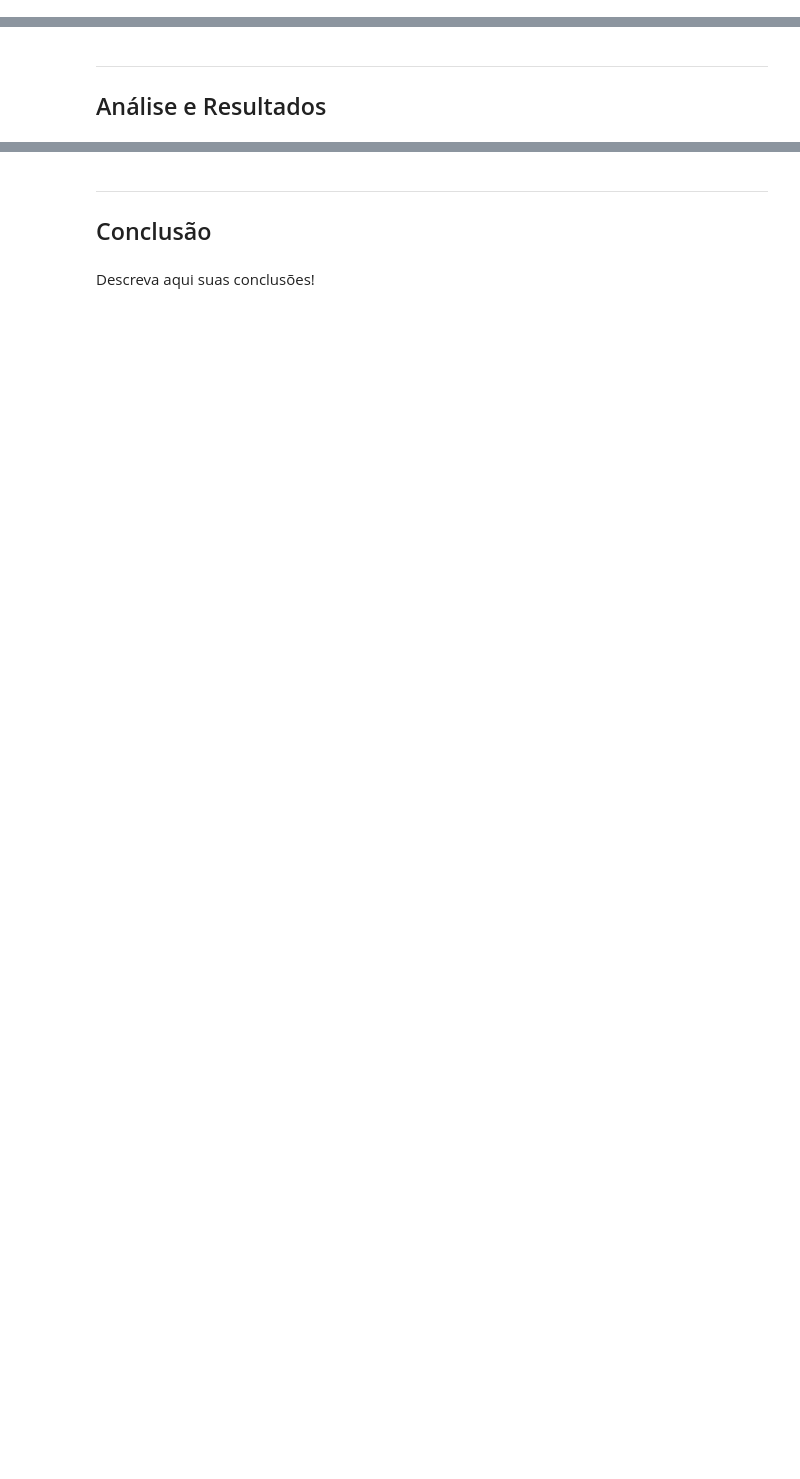
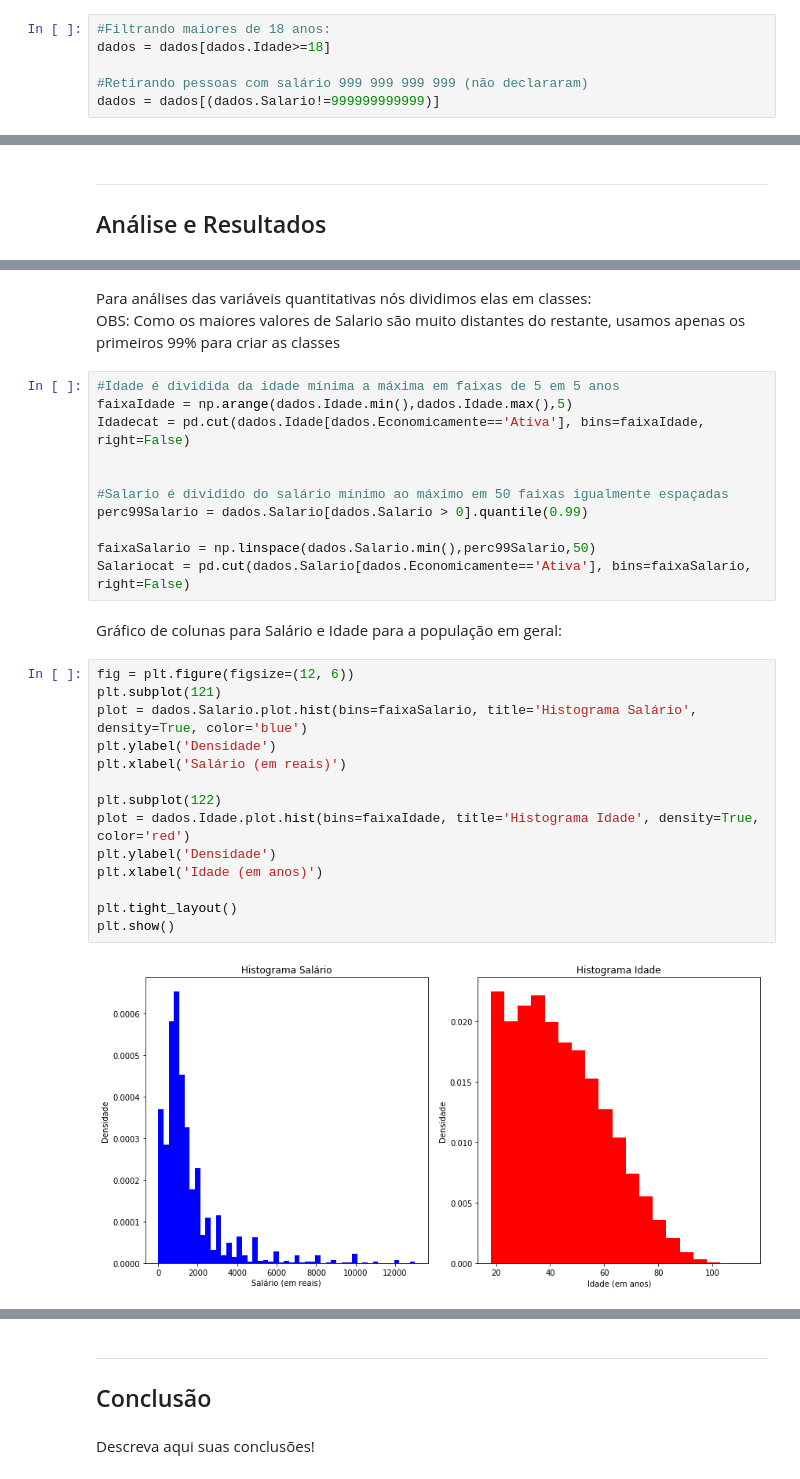
Before and after one commit to gabrielcla/CDadosDP-P1, a Jupyter notebook: Projeto 1.ipynb, the cells around one changed output, grey strips where cells are left out. Saved outputs shown, nothing was run; the diff lists cells and outputs as text; blank space fills up the shorter version.

```diff
--- a/Projeto 1.ipynb
+++ b/Projeto 1.ipynb
@@ -69,0 +77,6 @@ dados=dados[dados.Idade>=18]
+# %%
+#Filtrando maiores de 18 anos:
+dados = dados[dados.Idade>=18]
+
+#Retirando pessoas com salário 999 999 999 999 (não declararam)
+dados = dados[(dados.Salario!=999999999999)]
@@ -76,0 +111,32 @@ ___
+# %% [markdown]
+Para análises das variáveis quantitativas nós dividimos elas em classes:<br>
+OBS: Como os maiores valores de Salario são muito distantes do restante, usamos apenas os primeiros 99% para criar as classes
+# %%
+#Idade é dividida da idade mínima a máxima em faixas de 5 em 5 anos
+faixaIdade = np.arange(dados.Idade.min(),dados.Idade.max(),5)
+Idadecat = pd.cut(dados.Idade[dados.Economicamente=='Ativa'], bins=faixaIdade, right=False)
+
+
+#Salario é dividido do salário mínimo ao máximo em 50 faixas igualmente espaçadas
+perc99Salario = dados.Salario[dados.Salario > 0].quantile(0.99)
+
+faixaSalario = np.linspace(dados.Salario.min(),perc99Salario,50)
+Salariocat = pd.cut(dados.Salario[dados.Economicamente=='Ativa'], bins=faixaSalario, right=False)
+# %% [markdown]
+Gráfico de colunas para Salário e Idade para a população em geral:
+# %%
+fig = plt.figure(figsize=(12, 6))
+plt.subplot(121)
+plot = dados.Salario.plot.hist(bins=faixaSalario, title='Histograma Salário', density=True, color='blue')
+plt.ylabel('Densidade')
+plt.xlabel('Salário (em reais)')
+
+plt.subplot(122)
+plot = dados.Idade.plot.hist(bins=faixaIdade, title='Histograma Idade', density=True, color='red')
+plt.ylabel('Densidade')
+plt.xlabel('Idade (em anos)')
+
+plt.tight_layout()
+plt.show()
+# %% [output]
+[figure, added]
```
Also changed, not shown: parts of 35 cells of this notebook, 2 other files.
